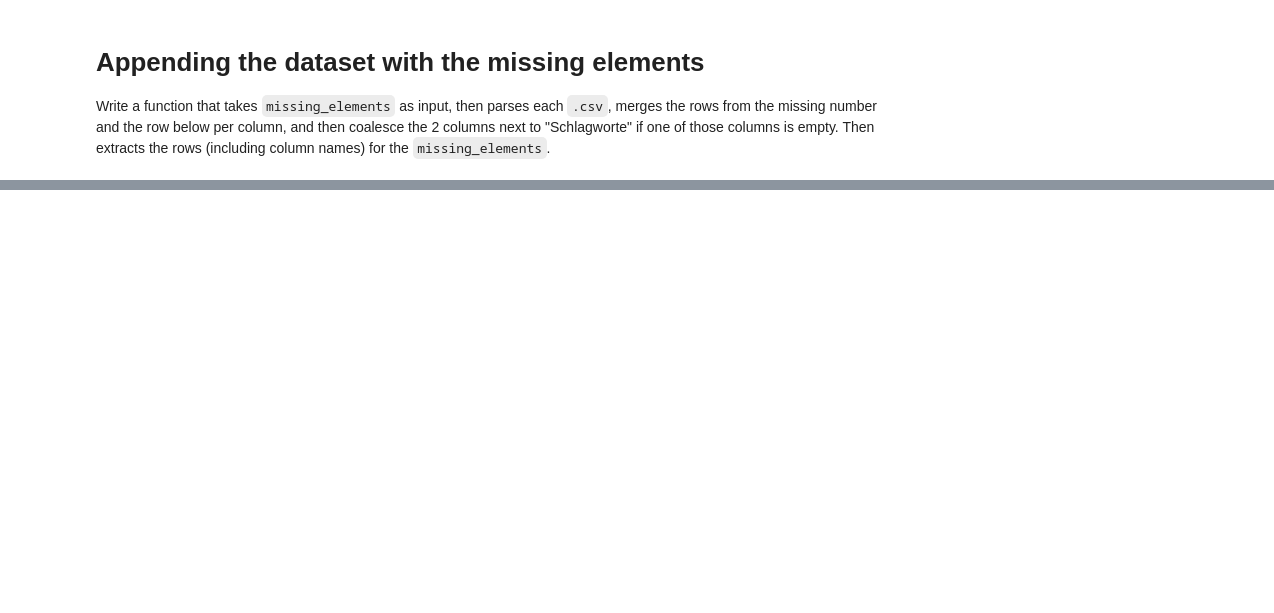
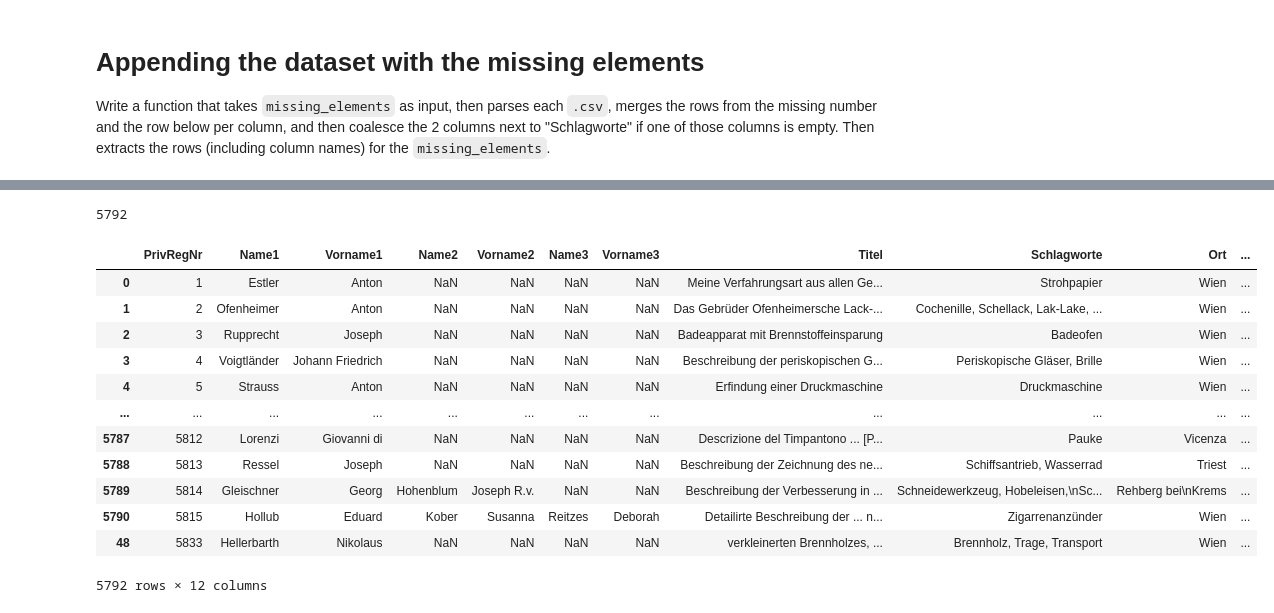
Before and after one commit to basm92/layout_parse, a Jupyter notebook: code/data_wrangling/erfindungen_extract_data.ipynb, the cells around one changed output, grey strips where cells are left out. Saved outputs shown, nothing was run; the diff lists cells and outputs as text; code cells hidden in the pictures; blank space fills up the shorter version.

```diff
--- a/code/data_wrangling/erfindungen_extract_data.ipynb
+++ b/code/data_wrangling/erfindungen_extract_data.ipynb
@@ -185,0 +161,27 @@ year = extract_text(pdf_file, "year", x1=x1, x2=x2, y1=y1, y2=y2)
+# %%
+data.shape[0] + missing_obs.shape[0]
+# %% [output]
+5792
+# %%
+cols = [i for i in data.columns]
+final_data = pd.concat([data, missing_obs[cols]]).sort_values('PrivRegNr')
+
+final_data['PrivRegNr'] = pd.to_numeric(final_data['PrivRegNr'], downcast='integer')
+final_data['Jahr'] = pd.to_numeric(final_data['Jahr'], downcast='integer')
+final_data.reset_index().iloc[:, 1:].to_csv("../../data/patent_data/erfindungen_data.csv", index=False)
+# %%
+final_data
+# %% [output]
+|  | PrivRegNr | Name1 | Vorname1 | Name2 | Vorname2 | Name3 | Vorname3 | Titel | Schlagworte | Ort | ... |
+| 0 | 1 | Estler | Anton | NaN | NaN | NaN | NaN | Meine Verfahrungsart aus allen Ge... | Strohpapier | Wien | ... |
+| 1 | 2 | Ofenheimer | Anton | NaN | NaN | NaN | NaN | Das Gebrüder Ofenheimersche Lack-... | Cochenille, Schellack, Lak-Lake, ... | Wien | ... |
+| 2 | 3 | Rupprecht | Joseph | NaN | NaN | NaN | NaN | Badeapparat mit Brennstoffeinsparung | Badeofen | Wien | ... |
+| 3 | 4 | Voigtländer | Johann Friedrich | NaN | NaN | NaN | NaN | Beschreibung der periskopischen G... | Periskopische Gläser, Brille | Wien | ... |
+| 4 | 5 | Strauss | Anton | NaN | NaN | NaN | NaN | Erfindung einer Druckmaschine | Druckmaschine | Wien | ... |
+| ... | ... | ... | ... | ... | ... | ... | ... | ... | ... | ... | ... |
+| 5787 | 5812 | Lorenzi | Giovanni di | NaN | NaN | NaN | NaN | Descrizione del Timpantono ... [P... | Pauke | Vicenza | ... |
+| 5788 | 5813 | Ressel | Joseph | NaN | NaN | NaN | NaN | Beschreibung der Zeichnung des ne... | Schiffsantrieb, Wasserrad | Triest | ... |
+| 5789 | 5814 | Gleischner | Georg | Hohenblum | Joseph R.v. | NaN | NaN | Beschreibung der Verbesserung in ... | Schneidewerkzeug, Hobeleisen,\nSc... | Rehberg bei\nKrems | ... |
+| 5790 | 5815 | Hollub | Eduard | Kober | Susanna | Reitzes | Deborah | Detailirte Beschreibung der ... n... | Zigarrenanzünder | Wien | ... |
+| 48 | 5833 | Hellerbarth | Nikolaus | NaN | NaN | NaN | NaN | verkleinerten Brennholzes, ... | Brennholz, Trage, Transport | Wien | ... |
+5792 rows × 12 columns
```
Also changed, not shown: parts of 8 cells of this notebook, 1 other file.
